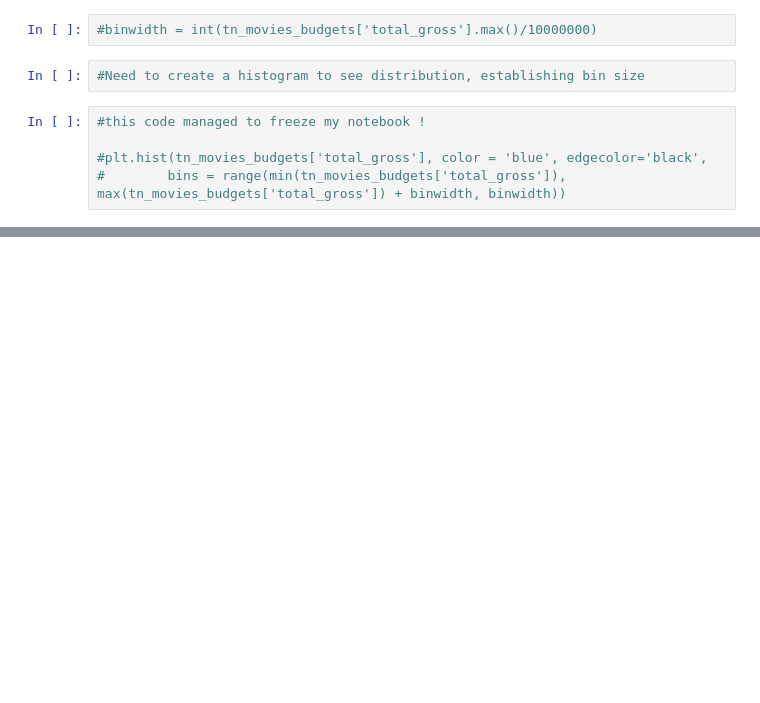
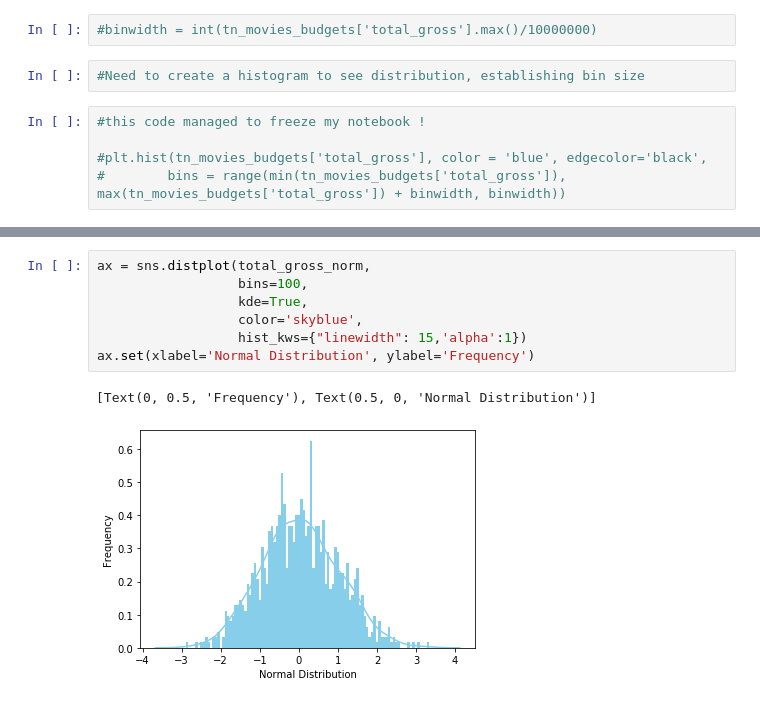
Before and after one commit to dapsavoie/dsc-mod-1-project-v2-1-online-ds-ft-120919, a Jupyter notebook: student.ipynb, the cells around one changed output, grey strips where cells are left out. Drawn from its saved outputs; the diff is of its cells as text; blank space fills up the shorter version.

```diff
--- a/student.ipynb
+++ b/student.ipynb
@@ -255,0 +601,10 @@ np.var(tn_movies_budgets['total_gross'])
+# %%
+ax = sns.distplot(total_gross_norm,
+                  bins=100,
+                  kde=True,
+                  color='skyblue',
+                  hist_kws={"linewidth": 15,'alpha':1})
+ax.set(xlabel='Normal Distribution', ylabel='Frequency')
+# %% [output]
+[Text(0, 0.5, 'Frequency'), Text(0.5, 0, 'Normal Distribution')]
+[figure, added]
```
Also changed, not shown: parts of 43 cells of this notebook.
